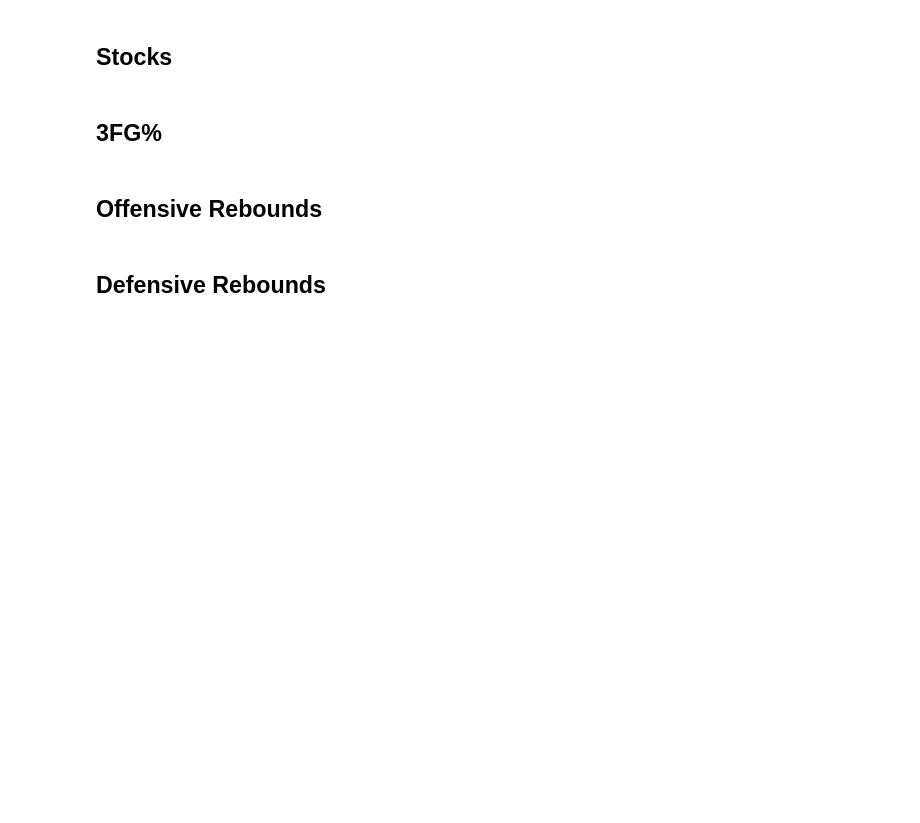
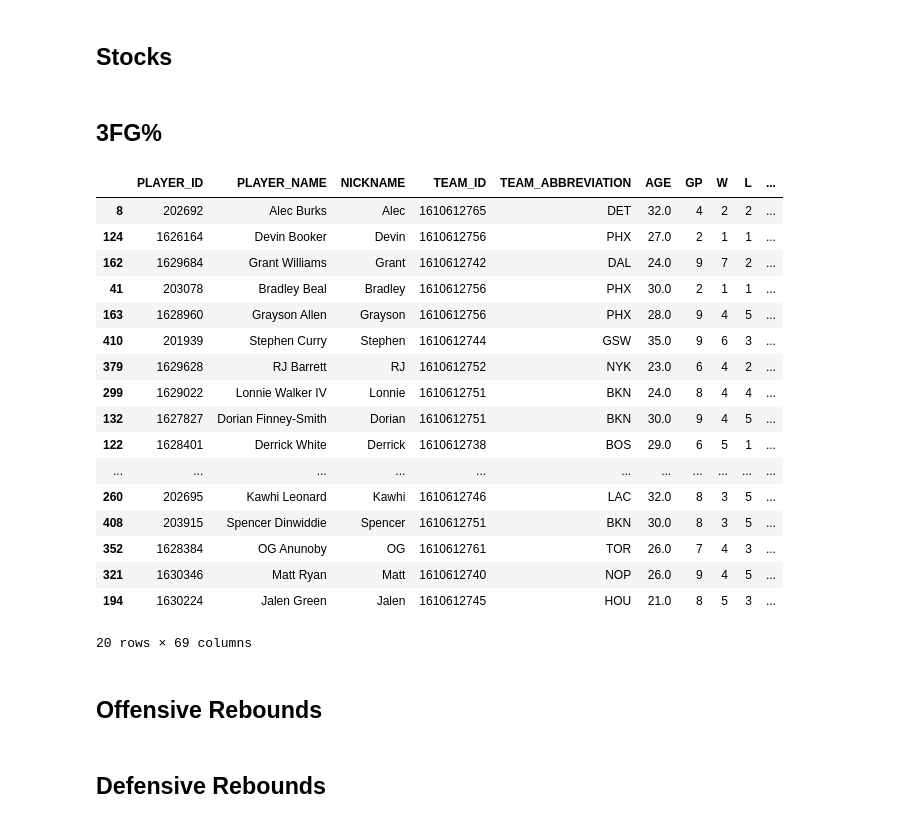
Before and after one commit to sravanpannala/NBA, a Jupyter notebook: Leaderboards/nba_player_leaders.ipynb, the cells around one changed output. Cells and saved outputs as stored; diff of their text form; code cells hidden in the pictures; blank space fills up the shorter version.

```diff
--- a/Leaderboards/nba_player_leaders.ipynb
+++ b/Leaderboards/nba_player_leaders.ipynb
@@ -149,2 +116,23 @@ def plot_table_rank(df,var,sort="Player",title=" ",title_shift=0.05,title_font=1
+# %%
+df1.sort_values(by="FG3_PCT",ascending=False).head(20)
+# %% [output]
+|  | PLAYER_ID | PLAYER_NAME | NICKNAME | TEAM_ID | TEAM_ABBREVIATION | AGE | GP | W | L | ... |
+| 8 | 202692 | Alec Burks | Alec | 1610612765 | DET | 32.0 | 4 | 2 | 2 | ... |
+| 124 | 1626164 | Devin Booker | Devin | 1610612756 | PHX | 27.0 | 2 | 1 | 1 | ... |
+| 162 | 1629684 | Grant Williams | Grant | 1610612742 | DAL | 24.0 | 9 | 7 | 2 | ... |
+| 41 | 203078 | Bradley Beal | Bradley | 1610612756 | PHX | 30.0 | 2 | 1 | 1 | ... |
+| 163 | 1628960 | Grayson Allen | Grayson | 1610612756 | PHX | 28.0 | 9 | 4 | 5 | ... |
+| 410 | 201939 | Stephen Curry | Stephen | 1610612744 | GSW | 35.0 | 9 | 6 | 3 | ... |
+| 379 | 1629628 | RJ Barrett | RJ | 1610612752 | NYK | 23.0 | 6 | 4 | 2 | ... |
+| 299 | 1629022 | Lonnie Walker IV | Lonnie | 1610612751 | BKN | 24.0 | 8 | 4 | 4 | ... |
+| 132 | 1627827 | Dorian Finney-Smith | Dorian | 1610612751 | BKN | 30.0 | 9 | 4 | 5 | ... |
+| 122 | 1628401 | Derrick White | Derrick | 1610612738 | BOS | 29.0 | 6 | 5 | 1 | ... |
+| ... | ... | ... | ... | ... | ... | ... | ... | ... | ... | ... |
+| 260 | 202695 | Kawhi Leonard | Kawhi | 1610612746 | LAC | 32.0 | 8 | 3 | 5 | ... |
+| 408 | 203915 | Spencer Dinwiddie | Spencer | 1610612751 | BKN | 30.0 | 8 | 3 | 5 | ... |
+| 352 | 1628384 | OG Anunoby | OG | 1610612761 | TOR | 26.0 | 7 | 4 | 3 | ... |
+| 321 | 1630346 | Matt Ryan | Matt | 1610612740 | NOP | 26.0 | 9 | 4 | 5 | ... |
+| 194 | 1630224 | Jalen Green | Jalen | 1610612745 | HOU | 21.0 | 8 | 5 | 3 | ... |
+20 rows × 69 columns
 # %%
 var = "FG3_PCT"
```
Also changed, not shown: parts of 2 cells of this notebook, 6 other files.
